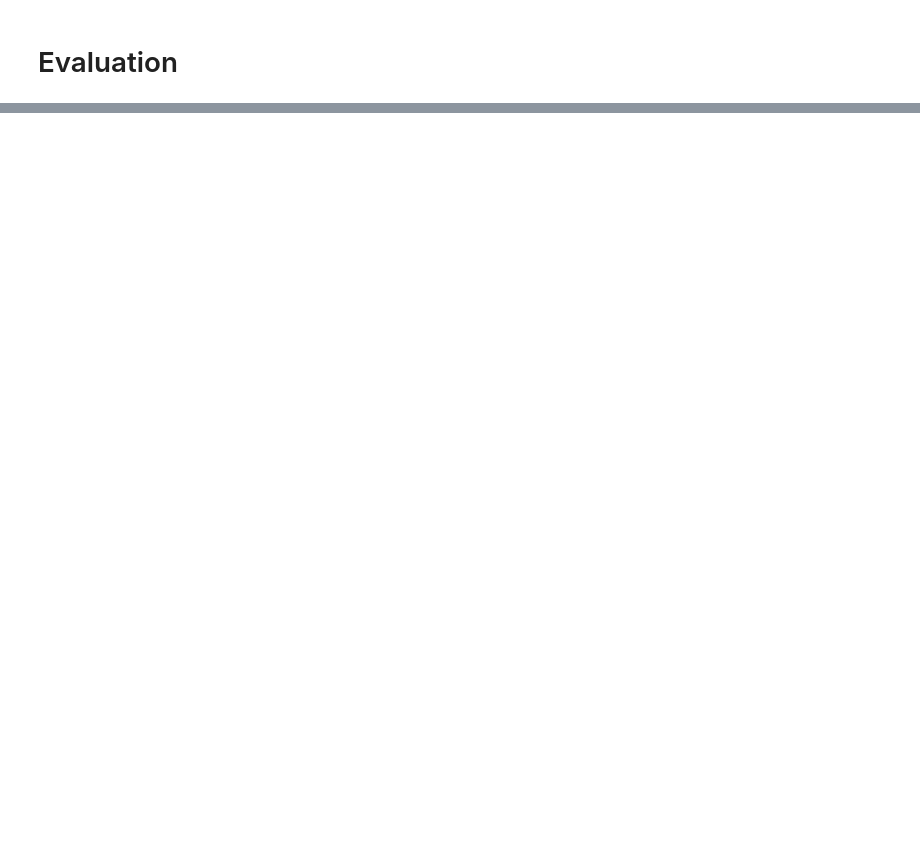
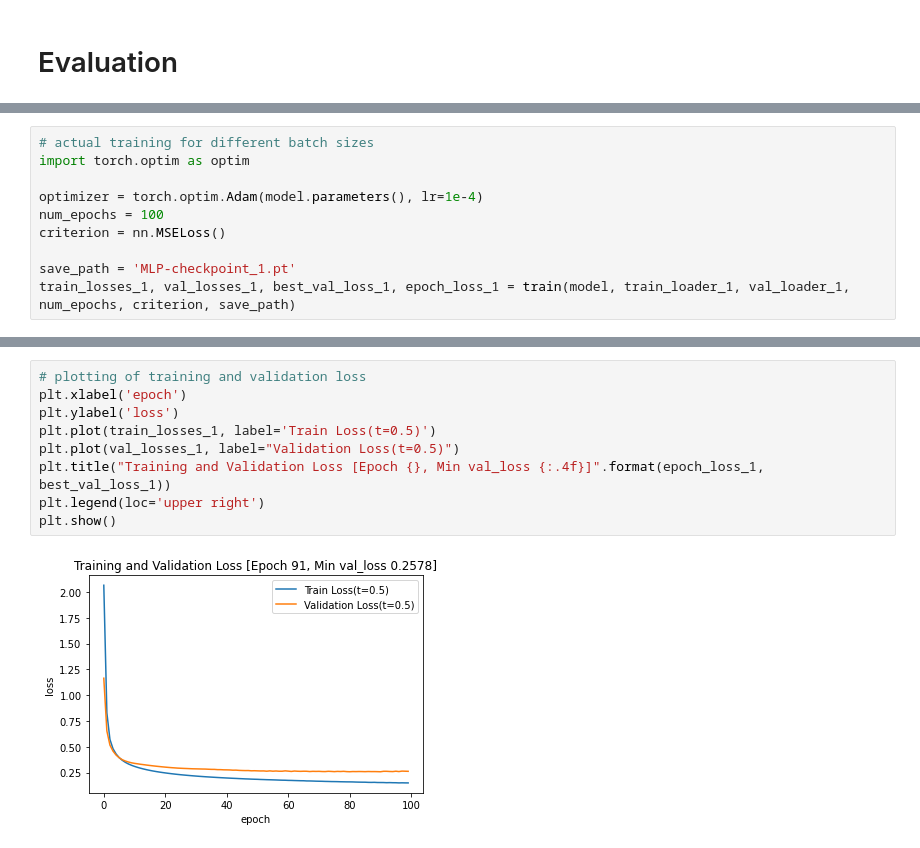
Before and after one commit to nikhil-96/2AMM10-deeplearning, a Jupyter notebook: Assignment_2/a2_MLP.ipynb, the cells around one changed output, grey strips where cells are left out. Saved outputs shown, nothing was run; the diff lists cells and outputs as text; blank space fills up the shorter version.

```diff
--- a/Assignment_2/a2_MLP.ipynb
+++ b/Assignment_2/a2_MLP.ipynb
@@ -411,0 +485,10 @@ def eval(model, test_loader, criterion):
+# %%
+# actual training for different batch sizes
+import torch.optim as optim
+
+optimizer = torch.optim.Adam(model.parameters(), lr=1e-4)
+num_epochs = 100
+criterion = nn.MSELoss()
+
+save_path = 'MLP-checkpoint_1.pt'
+train_losses_1, val_losses_1, best_val_loss_1, epoch_loss_1 = train(model, train_loader_1, val_loader_1, num_epochs, criterion, save_path)
@@ -411,0 +513,11 @@ def eval(model, test_loader, criterion):
+# %%
+# plotting of training and validation loss
+plt.xlabel('epoch')
+plt.ylabel('loss')
+plt.plot(train_losses_1, label='Train Loss(t=0.5)')
+plt.plot(val_losses_1, label="Validation Loss(t=0.5)")
+plt.title("Training and Validation Loss [Epoch {}, Min val_loss {:.4f}]".format(epoch_loss_1, best_val_loss_1))
+plt.legend(loc='upper right')
+plt.show()
+# %% [output]
+[figure, added]
```
Also changed, not shown: parts of 23 cells of this notebook, 28 other files.
